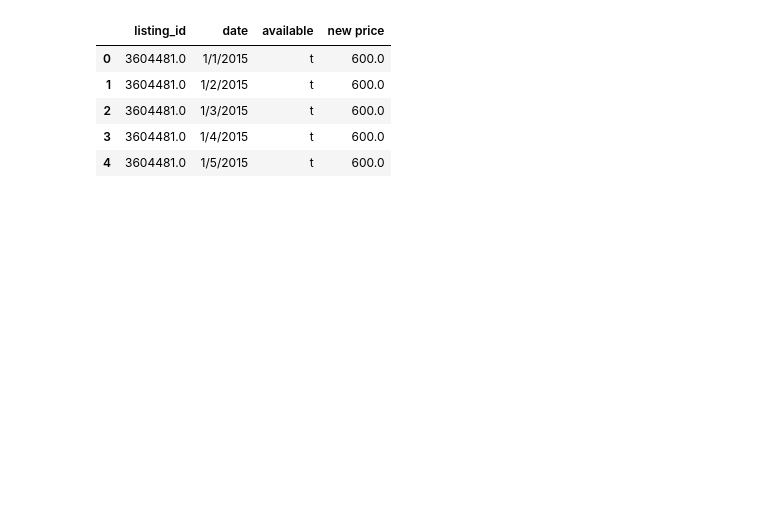
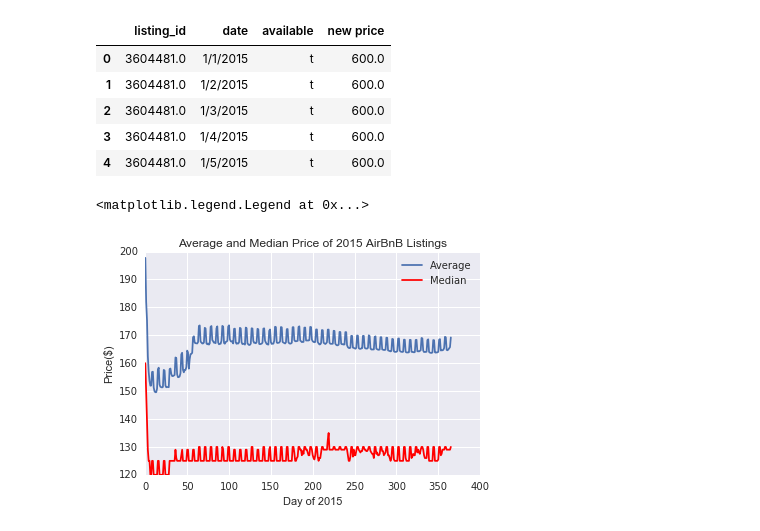
Before and after one commit to samuelklam/airbnb-pricing-prediction, a Jupyter notebook: data-exploration/seasonality-exploration-WJ.ipynb, the cells around one changed output. Saved outputs shown, nothing was run; the diff lists cells and outputs as text; code cells hidden in the pictures; blank space fills up the shorter version.

```diff
--- a/data-exploration/seasonality-exploration-WJ.ipynb
+++ b/data-exploration/seasonality-exploration-WJ.ipynb
@@ -23,3 +28,25 @@ data.head(5)
 | 2 | 3604481.0 | 1/3/2015 | t | 600.0 |
 | 3 | 3604481.0 | 1/4/2015 | t | 600.0 |
 | 4 | 3604481.0 | 1/5/2015 | t | 600.0 |
+# %%
+data['date']=pd.to_datetime(data['date'])
+# %%
+data['weekday'] = pd.Series(data.date).dt.dayofweek
+# %%
+#Taking average/median values as well as plotting
+date=[]
+avg_price=[]
+median_price=[]
+for i in data['date'].unique():
+    date.append(i)
+    avg_price.append(data[data['date'] == i]['new price'].mean())
+    median_price.append(data[data['date'] == i]['new price'].median())
+plt.plot(range(len(avg_price)), avg_price, label= "Average")
+plt.plot(range(len(avg_price)),median_price,color='red', label = "Median")
+plt.ylabel('Price($)')
+plt.xlabel('Day of 2015')
+plt.title('Average and Median Price of 2015 AirBnB Listings')
+plt.legend()
+# %% [output]
+<matplotlib.legend.Legend at 0x...>
+[figure, added]
```
Also changed, not shown: parts of 24 cells of this notebook.
